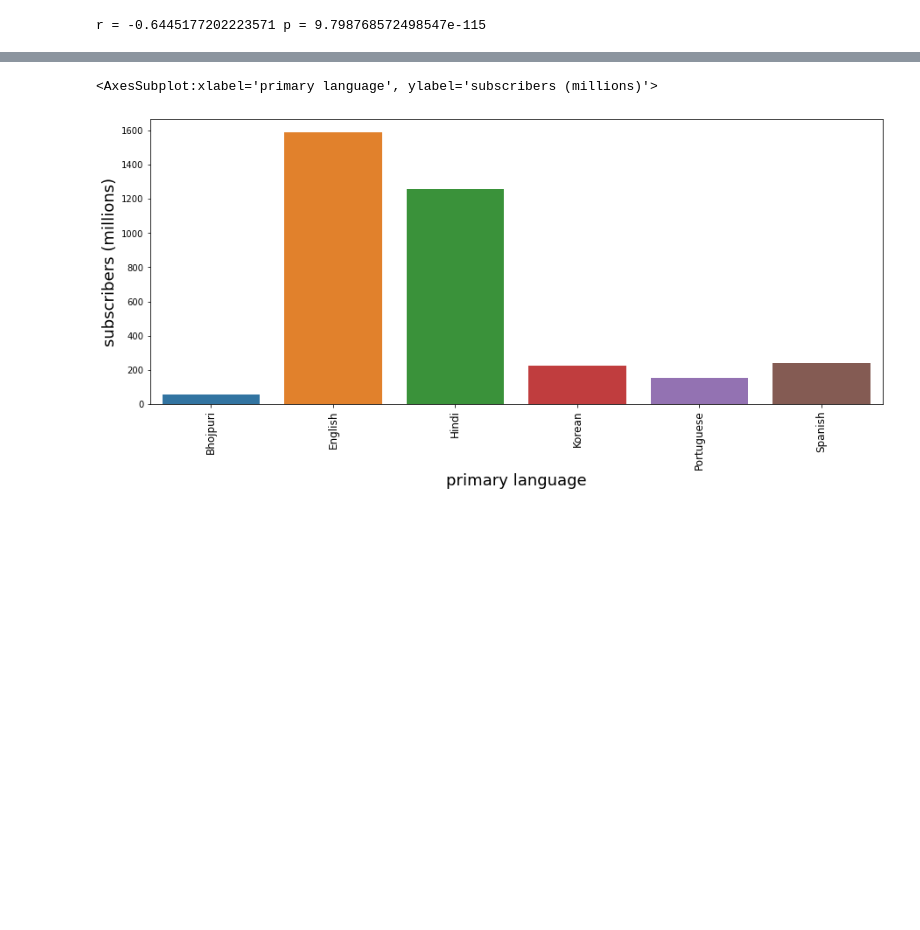
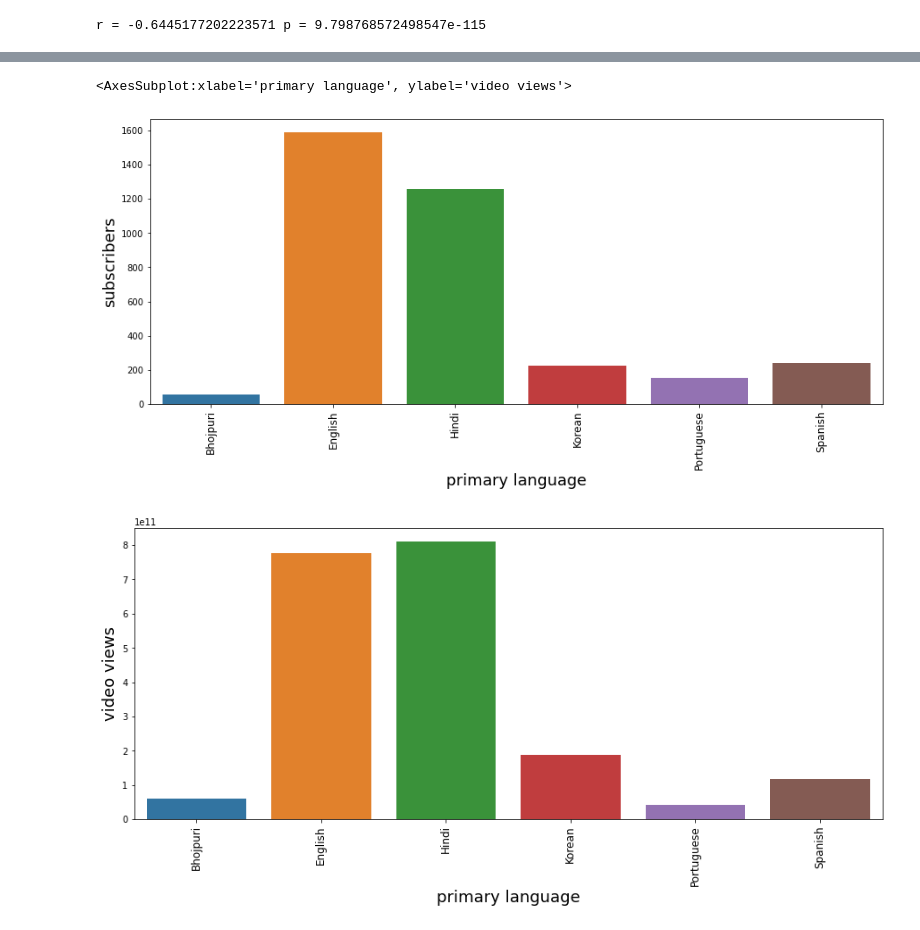
Before and after one commit to Dheeraj0650/cs5830-project3, a Jupyter notebook: Assignment_3.ipynb, the cells around one changed output, grey strips where cells are left out. Drawn from its saved outputs; the diff is of its cells as text; code cells hidden in the pictures; blank space fills up the shorter version.

```diff
--- a/Assignment_3.ipynb
+++ b/Assignment_3.ipynb
@@ -70,14 +96,17 @@ print(wikiResponseArray)
 [['2023', <Response [200]>], ['2022', <Response [200]>], ['2021', <Response [200]>], ['2020', <Response [200]>], ['2019', <Response [200]>], ['2017', <Response [200]>], ['2016', <Response [200]>], ['2 ...
 # %%
 # parse data from the html into a beautifulsoup object
-dataFrameArray = []
-# for response in wikiResponseArray:
-soup = bs(wikiResponseArray[0][1].text, 'html.parser')
-indiatable=soup.find('table',{'class':"wikitable sortable"})
-df=pd.read_html(str(indiatable))
-df=pd.DataFrame(df[0]).head(49)
-df['Subscribers (millions)'] = df['Subscribers (millions)'].astype(str).str.replace('$', '',regex=True).astype('float')
-df['Primary language'] = df['Primary language'].str.replace('[^a-zA-Z]', '',regex=True)
-df.columns= df.columns.str.lower()
+def getDataFrame(data):
+    soup = bs(data.text, 'html.parser')
+    indiatable=soup.find('table',{'class':"wikitable sortable"})
+    df=pd.read_html(str(indiatable))
+    df=pd.DataFrame(df[0]).head(49)
+    df.columns= ["rank", "name","link", "brand channel" ,"subscribers", "primary language", "category" ,"country"]
+    df['subscribers'] = df['subscribers'].astype(str).str.replace('$', '',regex=True).astype('float')
+    df['primary language'] = df['primary language'].str.replace('[^a-zA-Z]', '',regex=True)
+    return df
+
+df = getDataFrame(wikiResponseArray[0][1])
+df_2022 = getDataFrame(wikiResponseArray[1][1])
 df
 # %% [output]
@@ -171,12 +219,28 @@ sns.barplot(data=countryToSubscribers, x='country', y='subscribers (millions)')
 # %%
 fig, ax = plt.subplots(figsize=(15, 6))
 
 plt.xticks(rotation='vertical', fontsize=12)
 plt.xlabel('Country', fontsize=18)
 plt.ylabel('subscribers', fontsize=18)
 
-countryToSubscribers = df.groupby(['primary language']).agg({'subscribers (millions)':'sum'}).reset_index()
-sns.barplot(data=countryToSubscribers, x='primary language', y='subscribers (millions)')
+countryToSubscribers = df.groupby(['primary language']).agg({'subscribers':'sum'}).reset_index()
+sns.barplot(data=countryToSubscribers, x='primary language', y='subscribers')
+
+fig, ax = plt.subplots(figsize=(15, 6))
+
+plt.xticks(rotation='vertical', fontsize=12)
+plt.xlabel('primary language', fontsize=18)
+plt.ylabel('video count', fontsize=18)
+
+df['rank'] = df['rank'].astype(str).str.replace('$', '',regex=True).astype('int64')
+table_df['rank'] = table_df['rank'].astype(str).str.replace('$', '',regex=True).astype('int64')
+
+mergedTable = pd.merge(df, table_df, on='rank')
+
+mergedTable
+countryToSubscribers = mergedTable.groupby(['primary language']).agg({'video views':'sum'}).reset_index()
+sns.barplot(data=countryToSubscribers, x='primary language', y='video views')
 # %% [output]
-<AxesSubplot:xlabel='primary language', ylabel='subscribers (millions)'>
+<AxesSubplot:xlabel='primary language', ylabel='video views'>
-[figure, old version]
+[figure, new version]
+[figure, added]
```
Also changed, not shown: parts of 20 cells of this notebook, 1 other file.
